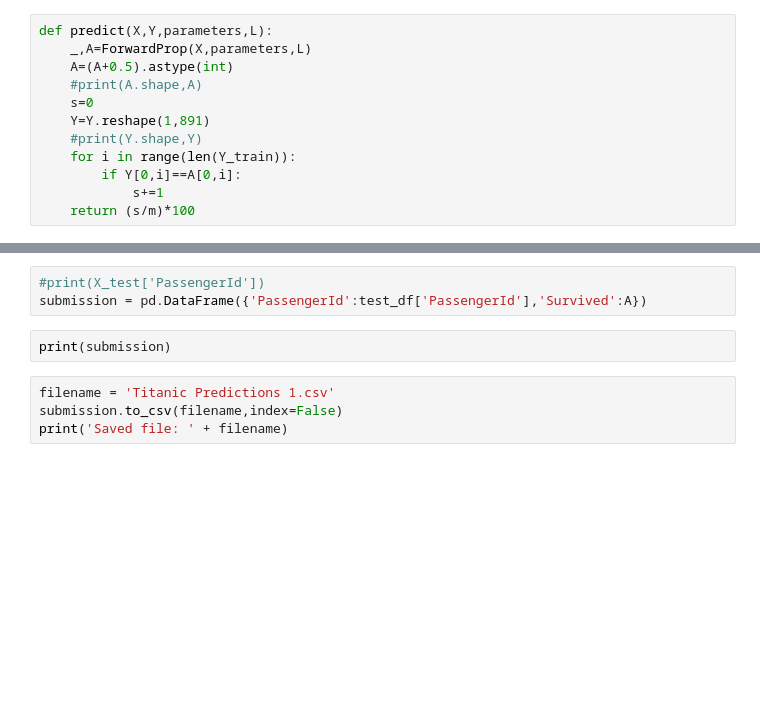
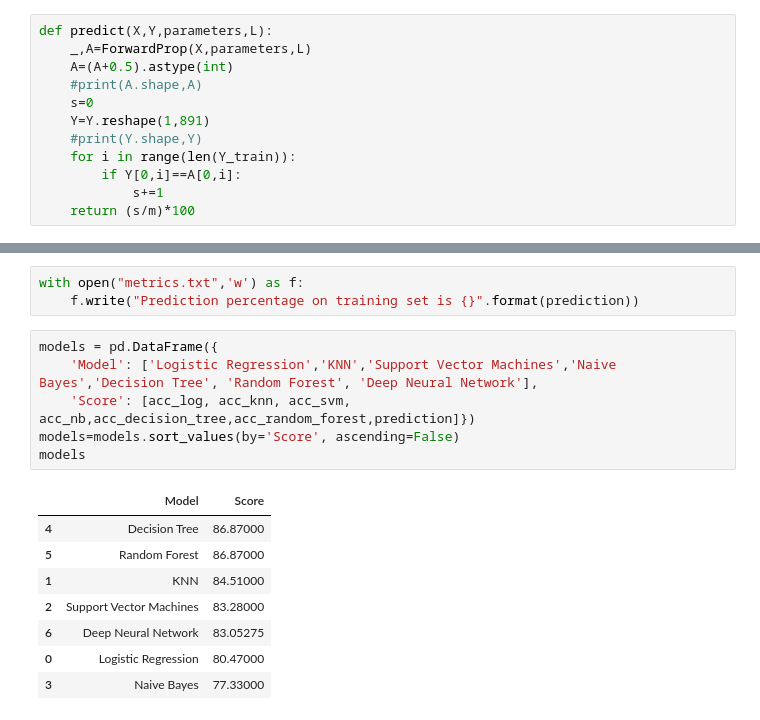
Before and after one commit to Coderangshu/Kaggle-Titanic, a Jupyter notebook: Which passengers will survive the shipwreck_.ipynb, the cells around one changed output, grey strips where cells are left out. Cells and saved outputs as stored; diff of their text form; blank space fills up the shorter version.

```diff
--- a/Which passengers will survive the shipwreck_.ipynb
+++ b/Which passengers will survive the shipwreck_.ipynb
@@ -454,9 +699,18 @@ print(np.array(A).shape)
-# %%
-#print(X_test['PassengerId'])
-submission = pd.DataFrame({'PassengerId':test_df['PassengerId'],'Survived':A})
-# %%
-print(submission)
-# %%
-filename = 'Titanic Predictions 1.csv'
-submission.to_csv(filename,index=False)
-print('Saved file: ' + filename)
+# %%
+with open("metrics.txt",'w') as f:
+    f.write("Prediction percentage on training set is {}".format(prediction))
+# %%
+models = pd.DataFrame({
+    'Model': ['Logistic Regression','KNN','Support Vector Machines','Naive Bayes','Decision Tree', 'Random Forest', 'Deep Neural Network'],
+    'Score': [acc_log, acc_knn, acc_svm,  acc_nb,acc_decision_tree,acc_random_forest,prediction]})
+models=models.sort_values(by='Score', ascending=False)
+models
+# %% [output]
+|  | Model | Score |
+| 4 | Decision Tree | 86.87000 |
+| 5 | Random Forest | 86.87000 |
+| 1 | KNN | 84.51000 |
+| 2 | Support Vector Machines | 83.28000 |
+| 6 | Deep Neural Network | 83.05275 |
+| 0 | Logistic Regression | 80.47000 |
+| 3 | Naive Bayes | 77.33000 |
```
Also changed, not shown: parts of 30 cells of this notebook, 1 other file.
